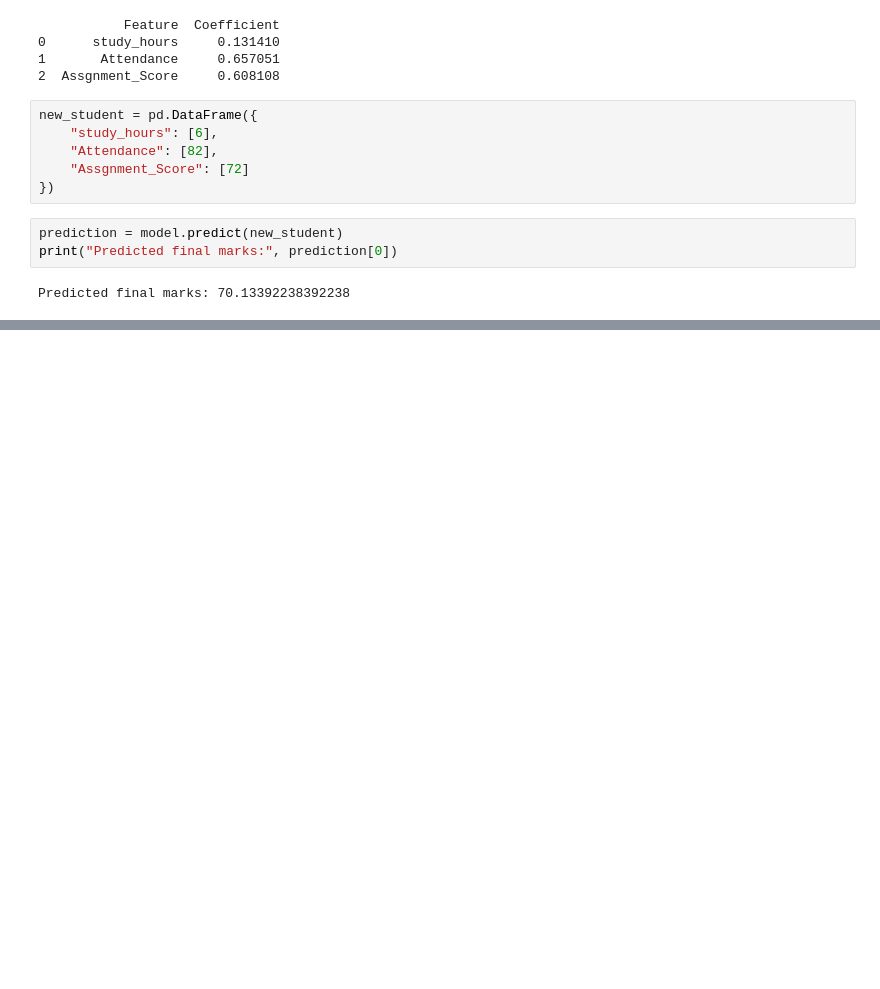
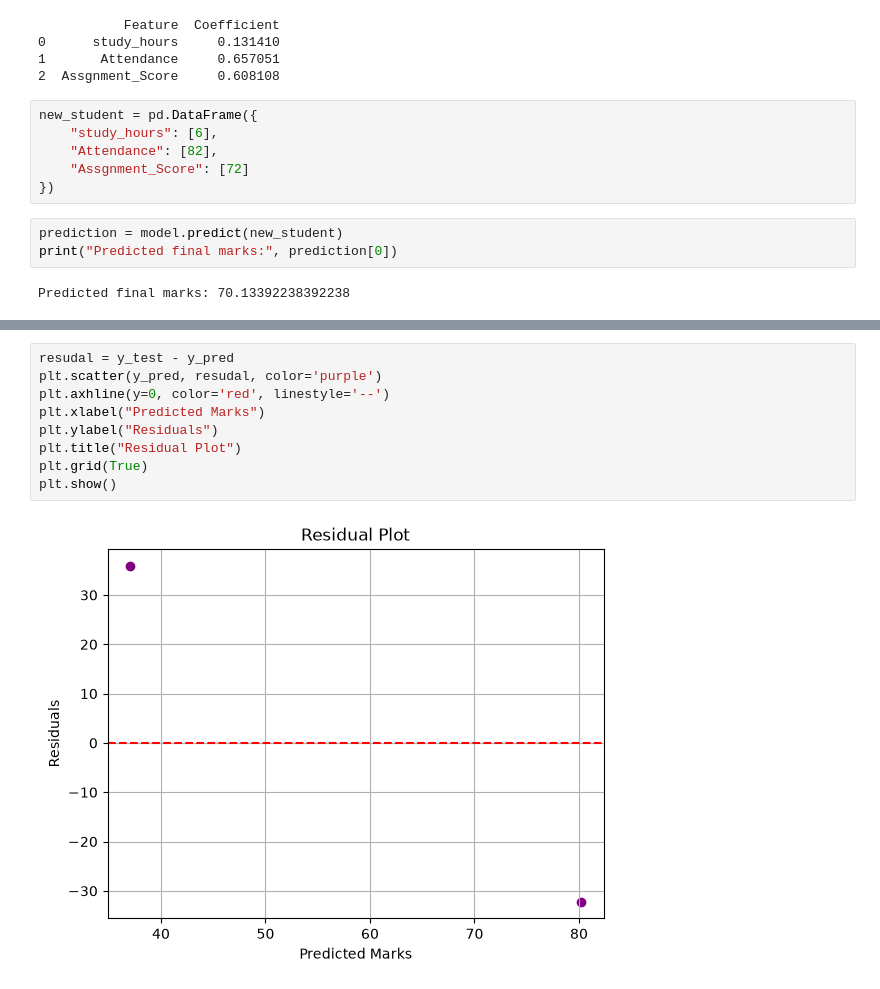
Before and after one commit to Gangadhara2003/AML-LAB--BDA-, a Jupyter notebook: project/notebooks/studyhours.ipynb, the cells around one changed output, grey strips where cells are left out. Saved outputs shown, nothing was run; the diff lists cells and outputs as text; blank space fills up the shorter version.

```diff
--- a/project/notebooks/studyhours.ipynb
+++ b/project/notebooks/studyhours.ipynb
@@ -188,0 +210,11 @@ Predicted final marks: 70.13392238392238
+# %%
+resudal = y_test - y_pred
+plt.scatter(y_pred, resudal, color='purple')
+plt.axhline(y=0, color='red', linestyle='--')
+plt.xlabel("Predicted Marks")
+plt.ylabel("Residuals")
+plt.title("Residual Plot")
+plt.grid(True)
+plt.show()
+# %% [output]
+[figure, added]
```
Also changed, not shown: parts of 2 cells of this notebook.
